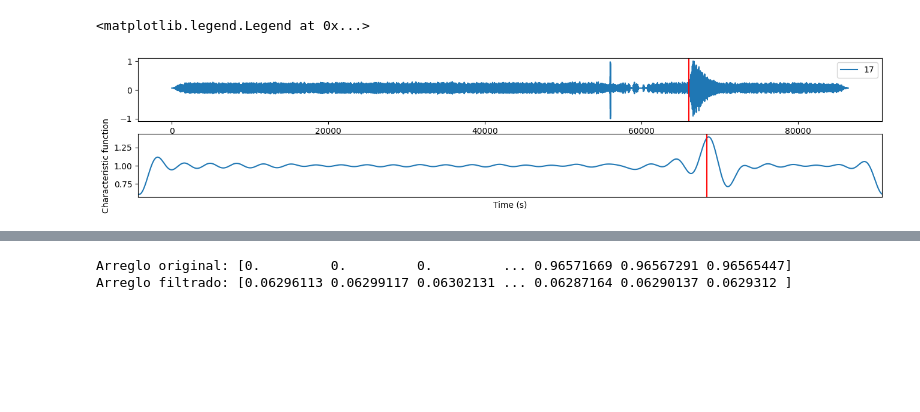
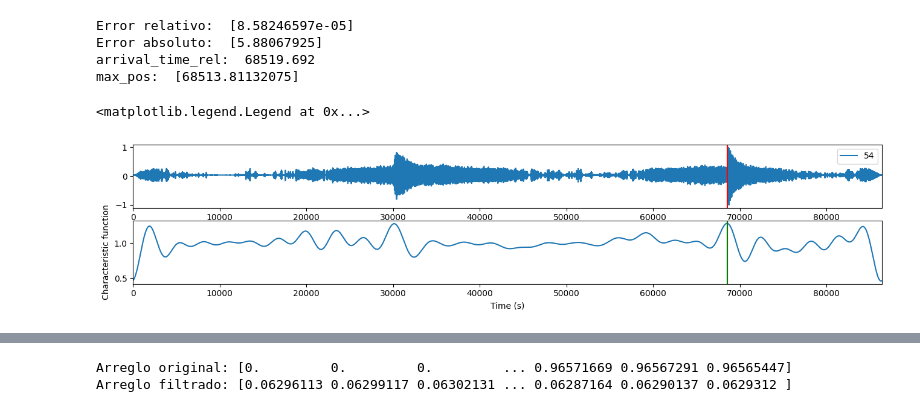
Before and after one commit to Danielvargas04/CUMIS, a Jupyter notebook: pruebas.ipynb, the cells around one changed output, grey strips where cells are left out. Drawn from its saved outputs; the diff is of its cells as text; code cells hidden in the pictures; blank space fills up the shorter version.

```diff
--- a/pruebas.ipynb
+++ b/pruebas.ipynb
@@ -192,6 +198,7 @@ def data_extrac_test(N=1, data_directory = './data/lunar/test/data/S12_GradeB'):
         if os.path.isfile(os.path.join(data_directory, nombre_archivo)) and nombre_archivo.endswith('.mseed'):
             path_data.append(nombre_archivo)
 
+    print(f"Cantidad de datos en el directorio {data_directory} : {len(path_data)}")
     #Obtener datos de la señal
     mseed_file = data_directory+'/'+path_data[N]
     st = read(mseed_file)       #stream file (contains the trace(s))
@@ -213,6 +220,11 @@ def data_extrac_test(N=1, data_directory = './data/lunar/test/data/S12_GradeB'):
     scaler = MinMaxScaler(feature_range=(-1, 1))
     tr_data_filt_norm = scaler.fit_transform(tr_data_filt_norm)
 
+    #Filtro de normalizacion de tiempos
+    tr_times_norm = tr_times.reshape(-1, 1)
+    scaler = MinMaxScaler(feature_range=(0, 1))
+    tr_times_norm = scaler.fit_transform(tr_times_norm)
+
     return tr_times, tr_data_filt_norm, df, tr_data
 
 tr_times, tr_data_filt_norm, df, raw_data= data_extrac_test(54)
@@ -293,8 +302,13 @@ filtered_cft_real = test(cft)
 # Plot characteristic function
 fig,ax = plt.subplots(1,1,figsize=(12,3))
 ax.plot(tr_times,filtered_cft_real)
+ax.plot(tr_times, tr_data_filt_norm)
 ax.set_xlim([min(tr_times),max(tr_times)])
+print(arrival_time_rel)
 ax.axvline(x = arrival_time_rel, color='red',label='Rel. Arrival')
+
+max_pos = tr_times[np.where(filtered_cft_real==filtered_cft_real.max())]
+ax.axvline(x = max_pos, color='green',label='Rel. Arrival')
 #ax.set_xlim([72000,76000])
 ax.set_xlabel('Time (s)')
 ax.set_ylabel('Characteristic function')
@@ -304,8 +319,9 @@ Text(0, 0.5, 'Characteristic function')
 # %%
 #main loop papa
 total = 75
-tol = .20
+tol = 600
 sospechoso=0
+mean_error_rel =0
 #coins = np.random.randint(0,75, 9)
 #fig,ax = plt.subplots(total,1,figsize=(16,12))
 for i in range(total):
@@ -313,13 +329,16 @@ for i in range(total):
     cft = CFT(tr_data_filt_norm, df)
     filter_cft = test(cft)
     max_pos = tr_times[np.where(filter_cft==filter_cft.max())]
-    max_pos2 = tr_times[np.where(filter_cft==filter_cft.max())]
 
     error_relativo = np.abs((arrival_time_rel-max_pos)/arrival_time_rel)
+    error_abs = np.abs(arrival_time_rel-max_pos)
 
-    if error_relativo > tol:
+    if error_abs > tol:
         sospechoso+=1
-        # Plot characteristic function
+        print('Error relativo: ', error_relativo, ", ID :", i)
+        print('Error absoluto: ', error_abs, ", ID :", i)
+        mean_error_rel+= error_relativo
+        '''# Plot characteristic function
         print('Error relativo: ', error_relativo)
         plt.plot(tr_times,filter_cft, label=f'{i}')
         plt.plot(tr_times,tr_data_filt_norm, label=f'{i}')
@@ -328,8 +347,10 @@ for i in range(total):
         plt.axvline(x = arrival_time_rel, color='red')   #label='Rel. Arrival')
         plt.axvline(x = max_pos, color='green')           #,label='Experimantal')
         plt.legend()
-        plt.show()
+        plt.show()'''
 
+
+print('Promedio de errores relativos:', mean_error_rel/sospechoso)
 print('Cantidad de nuevos sospechosos OJO PAPA:', sospechoso)
 
 #ax[i].set_xlim([min(tr_times),max(tr_times)])
@@ -354,27 +380,43 @@ Cantidad de nuevos sospechosos OJO PAPA: 6
 # %%
 #main Inspeccion individual de señales sospechosas PAPA
-i=17
+i=54
 fig,ax = plt.subplots(2,1,figsize=(16,3))
-tr_times, tr_data_filt_norm, arrival_time_rel , df= data_extrac(i)
+tr_times, tr_data_filt_norm, arrival , df= data_extrac(i)
 cft = CFT(tr_data_filt_norm, df)
 filter_cft = test(cft)
+
+max_pos = tr_times[np.where(filter_cft==filter_cft.max())]
+
+error_relativo = np.abs((arrival_time_rel-max_pos)/arrival_time_rel)
+error_abs = np.abs(arrival - max_pos)
+print('Error relativo: ', error_relativo)
+print('Error absoluto: ', error_abs)
+print('arrival_time_rel: ', arrival_time_rel)
+print('max_pos: ', max_pos)
 
 # Plot characteristic function
 
 ax[1].plot(tr_times,filter_cft)
 
-ax[1].set_xticks([])
+
+#ax[1].set_xticks([])
 ax[1].axvline(x = arrival_time_rel, color='red',label='Rel. Arrival')
+ax[1].axvline(x = max_pos, color='green')
 ax[1].set_xlim([min(tr_times),max(tr_times)])
 
 #ax[1].set_xlim([72000,76000])
 ax[1].set_xlabel('Time (s)')
 ax[1].set_ylabel('Characteristic function')
 
 #plot RAW signal
 ax[0].plot(tr_times,tr_data_filt_norm, label = f'{i}')
 ax[0].axvline(x = arrival_time_rel, color='red')        #,label='Rel. Arrival')
+ax[0].set_xlim([min(tr_times),max(tr_times)])
 ax[0].legend()
 # %% [output]
-<matplotlib.legend.Legend at 0x...>
+Error relativo:  [8.58246597e-05]
+Error absoluto:  [5.88067925]
+arrival_time_rel:  68519.692
+max_pos:  [68513.81132075]
+<matplotlib.legend.Legend at 0x...>
-[figure, old version]
+[figure, new version]
```
Also changed, not shown: parts of 9 cells of this notebook, 4 other files.
